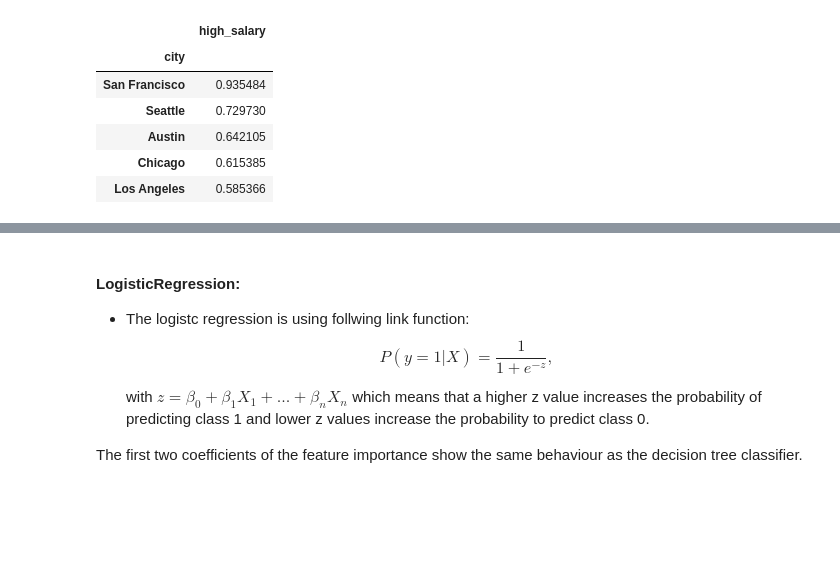
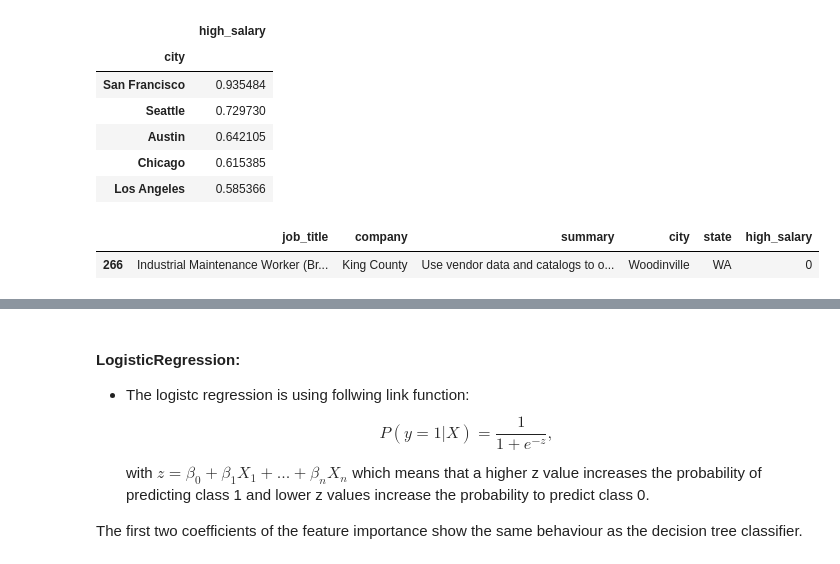
Before and after one commit to androi7/ds-mini-projects, a Jupyter notebook: WebScraping/Salary.ipynb, the cells around one changed output, grey strips where cells are left out. Drawn from its saved outputs; the diff is of its cells as text; code cells hidden in the pictures; blank space fills up the shorter version.

```diff
--- a/WebScraping/Salary.ipynb
+++ b/WebScraping/Salary.ipynb
@@ -1505,6 +1514,11 @@ cities_above_30_jobs.head(5)
 | Austin | 0.642105 |
 | Chicago | 0.615385 |
 | Los Angeles | 0.585366 |
+# %%
+jobs[jobs['city'] == 'Woodinville']
+# %% [output]
+|  | job_title | company | summary | city | state | high_salary |
+| 266 | Industrial Maintenance Worker (Br... | King County | Use vendor data and catalogs to o... | Woodinville | WA | 0 |
 # %%
 fig, ax = plt.subplots(figsize=(10,6))
 sns.barplot(x='city', y='high_salary', data=jobs, order=cities_above_30_jobs.index,
```
Also changed, not shown: parts of 29 cells of this notebook, 3 other files.
